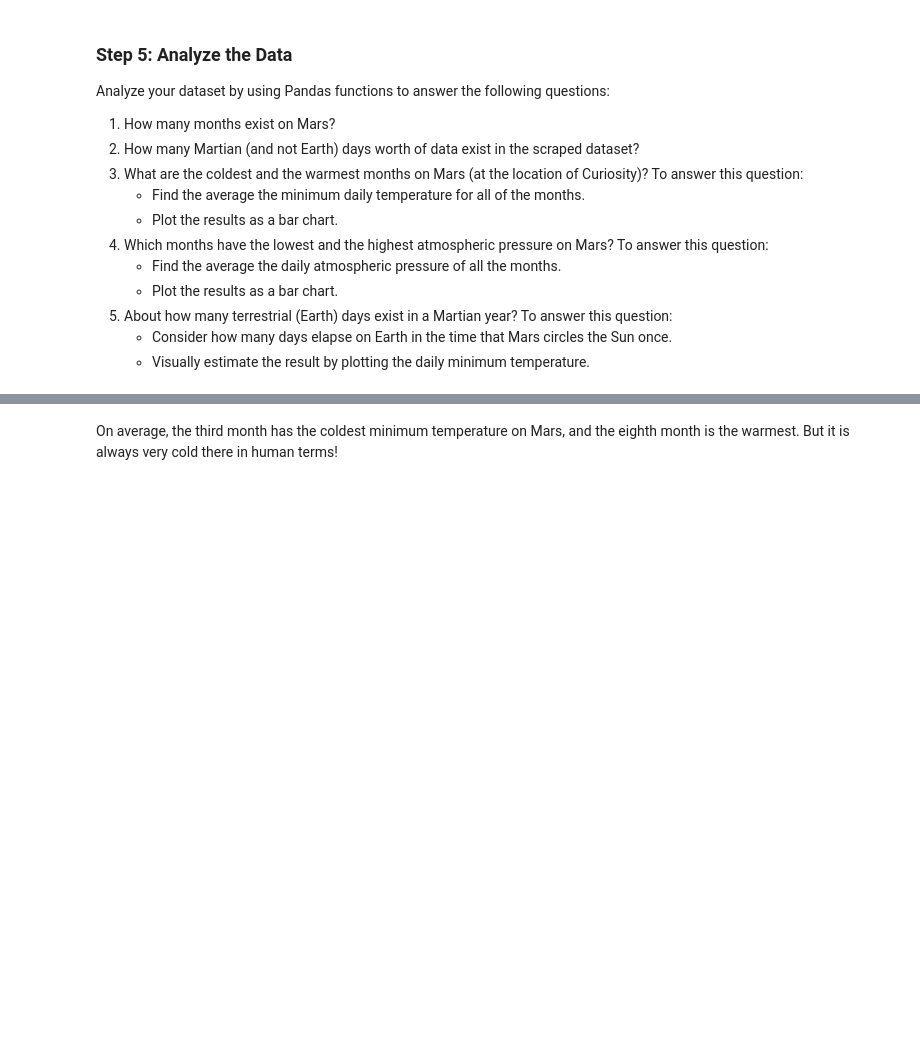
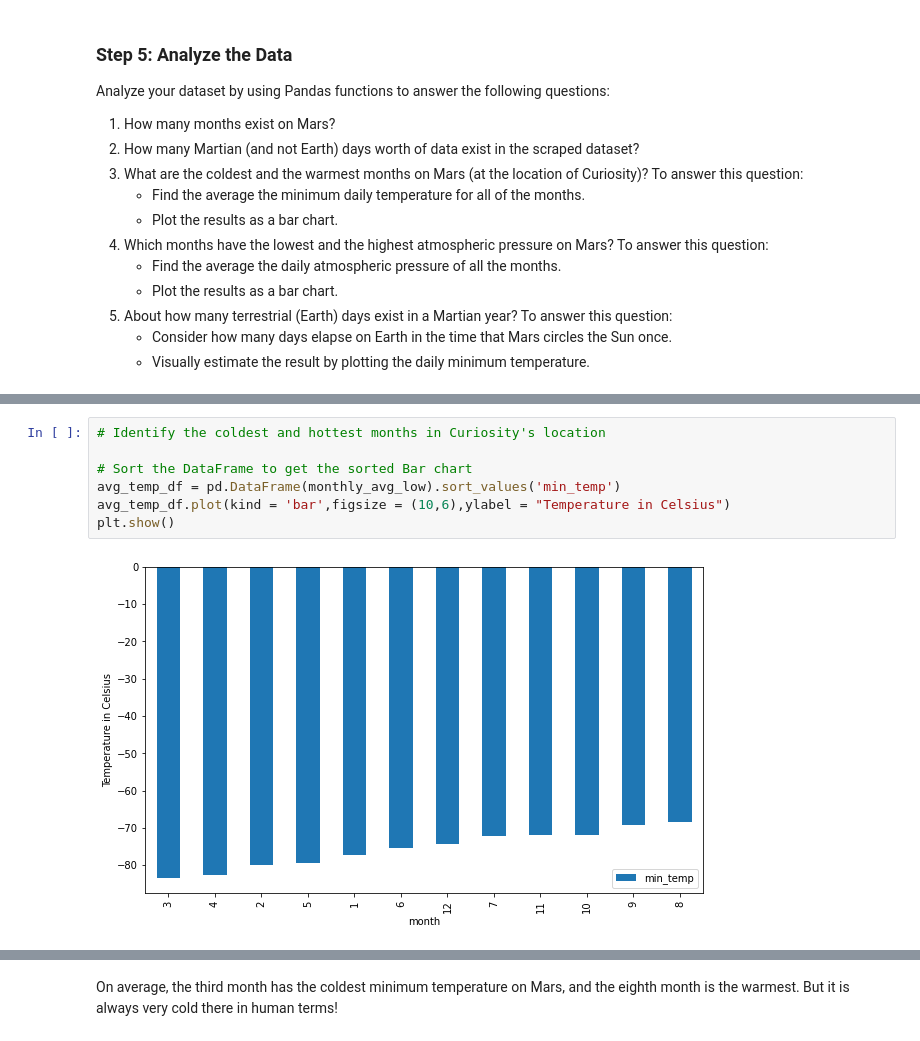
Before and after one commit to DeviBalao/data-collection-challenge, a Jupyter notebook: part_2_mars_weather.ipynb, the cells around one changed output, grey strips where cells are left out. Saved outputs shown, nothing was run; the diff lists cells and outputs as text; blank space fills up the shorter version.

```diff
--- a/part_2_mars_weather.ipynb
+++ b/part_2_mars_weather.ipynb
@@ -221,2 +200,11 @@ Name: min_temp, dtype: float64
+# %%
+# Identify the coldest and hottest months in Curiosity's location
+
+# Sort the DataFrame to get the sorted Bar chart
+avg_temp_df = pd.DataFrame(monthly_avg_low).sort_values('min_temp')
+avg_temp_df.plot(kind = 'bar',figsize = (10,6),ylabel = "Temperature in Celsius")
+plt.show()
+# %% [output]
+[figure, added]
 # %%
 # 4. Average pressure by Martian month
```
Also changed, not shown: parts of 14 cells of this notebook, 2 other files.
